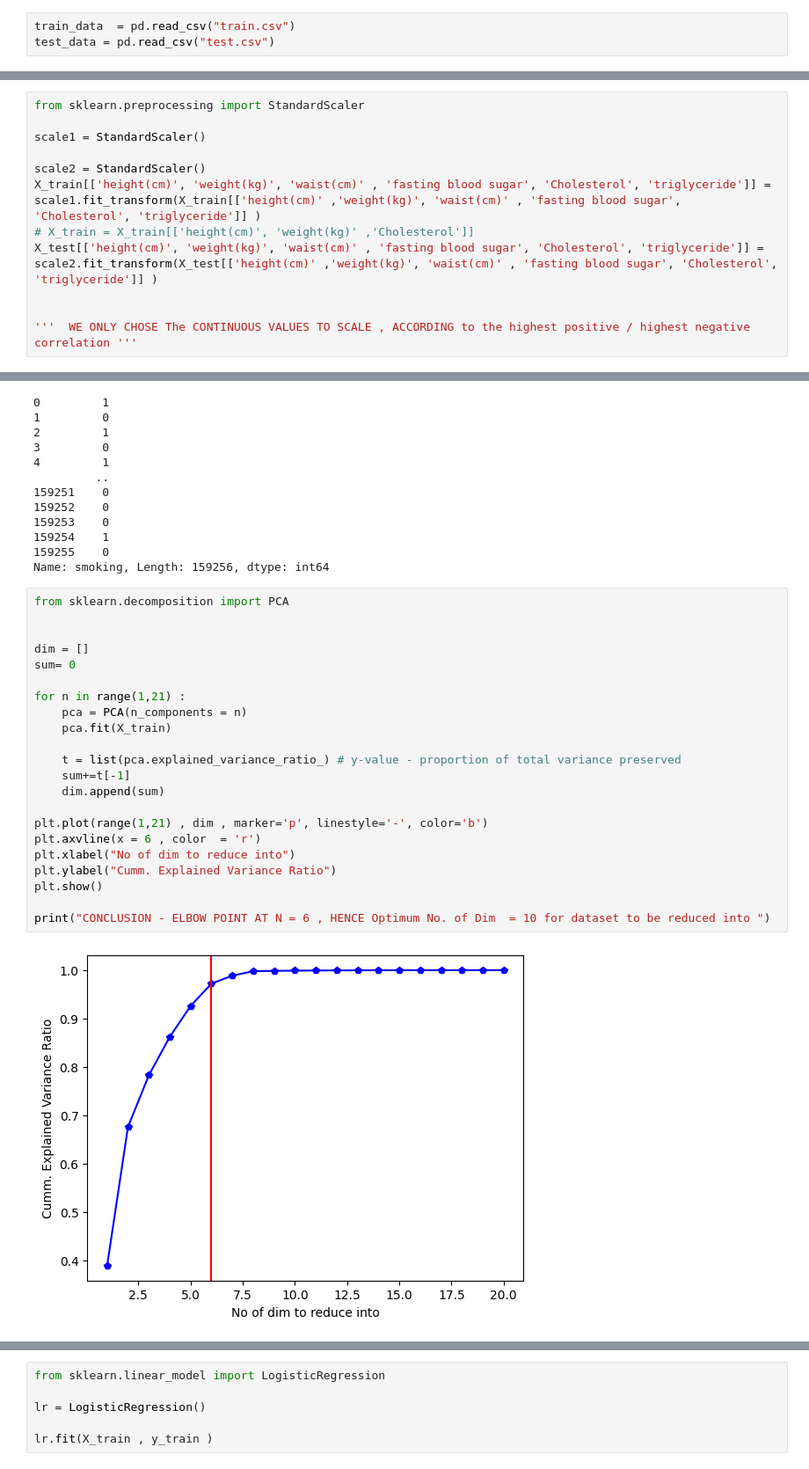
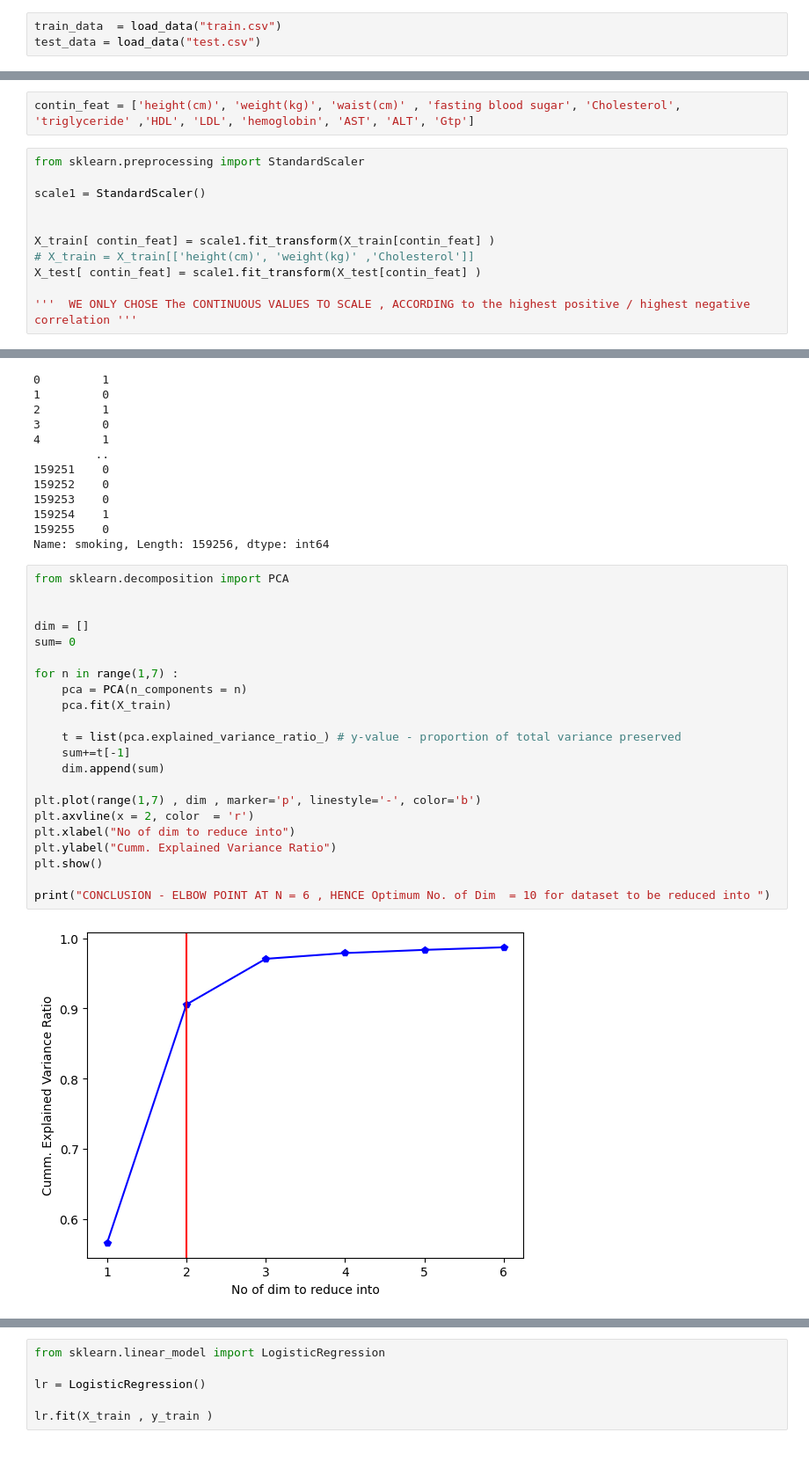
Before and after one commit to hecker1002/Smoke-Status-project, a Jupyter notebook: Smoke Status.ipynb, the cells around one changed output, grey strips where cells are left out. Shown at 88% size. Cells and saved outputs as stored; diff of their text form.

```diff
--- a/Smoke Status.ipynb
+++ b/Smoke Status.ipynb
@@ -31,8 +43,8 @@ def load_data(file) :
 # %% [markdown]
 ## Loading the Required Datasets
 # %%
-train_data  = pd.read_csv("train.csv")
-test_data = pd.read_csv("test.csv")
+train_data  = load_data("train.csv")
+test_data = load_data("test.csv")
 # %%
 print("Training Data  has size" , train_data
       .shape[0] , "rows & " , train_data.shape[1] , "cols")
@@ -165,12 +223,13 @@ Name: smoking, Length: 159256, dtype: int64
+# %%
+contin_feat = ['height(cm)', 'weight(kg)', 'waist(cm)' , 'fasting blood sugar', 'Cholesterol', 'triglyceride' ,'HDL', 'LDL', 'hemoglobin', 'AST', 'ALT', 'Gtp']
 # %%
 from sklearn.preprocessing import StandardScaler
 
 scale1 = StandardScaler()
 
-scale2 = StandardScaler()
-X_train[['height(cm)', 'weight(kg)', 'waist(cm)' , 'fasting blood sugar', 'Cholesterol', 'triglyceride']] = scale1.fit_transform(X_train[['height(cm)' ,'weight(kg)', 'waist(cm)' , 'fasting blood sugar', 'Cholesterol', 'triglyceride']] )
+
+X_train[ contin_feat] = scale1.fit_transform(X_train[contin_feat] )
 # X_train = X_train[['height(cm)', 'weight(kg)' ,'Cholesterol']]
-X_test[['height(cm)', 'weight(kg)', 'waist(cm)' , 'fasting blood sugar', 'Cholesterol', 'triglyceride']] = scale2.fit_transform(X_test[['height(cm)' ,'weight(kg)', 'waist(cm)' , 'fasting blood sugar', 'Cholesterol', 'triglyceride']] )
-
+X_test[ contin_feat] = scale1.fit_transform(X_test[contin_feat] )
 
 '''  WE ONLY CHOSE The CONTINUOUS VALUES TO SCALE , ACCORDING to the highest positive / highest negative correlation '''
@@ -209,27 +270,27 @@ Name: smoking, Length: 159256, dtype: int64
 # %%
 from sklearn.decomposition import PCA
 
 
 dim = []
 sum= 0
 
-for n in range(1,21) :
+for n in range(1,7) :
     pca = PCA(n_components = n)
     pca.fit(X_train)
 
     t = list(pca.explained_variance_ratio_) # y-value - proportion of total variance preserved
     sum+=t[-1]
     dim.append(sum)
 
-plt.plot(range(1,21) , dim , marker='p', linestyle='-', color='b')
-plt.axvline(x = 6 , color  = 'r')
+plt.plot(range(1,7) , dim , marker='p', linestyle='-', color='b')
+plt.axvline(x = 2, color  = 'r')
 plt.xlabel("No of dim to reduce into")
 plt.ylabel("Cumm. Explained Variance Ratio")
 plt.show()
 
 print("CONCLUSION - ELBOW POINT AT N = 6 , HENCE Optimum No. of Dim  = 10 for dataset to be reduced into ")
 # %% [output]
-[figure, old version]
+[figure, new version]
 CONCLUSION - ELBOW POINT AT N = 6 , HENCE Optimum No. of Dim  = 10 for dataset to be reduced into
 # %%
 # X_train = np.array(X_train)
```
Also changed, not shown: parts of 39 cells of this notebook, 3 other files.
